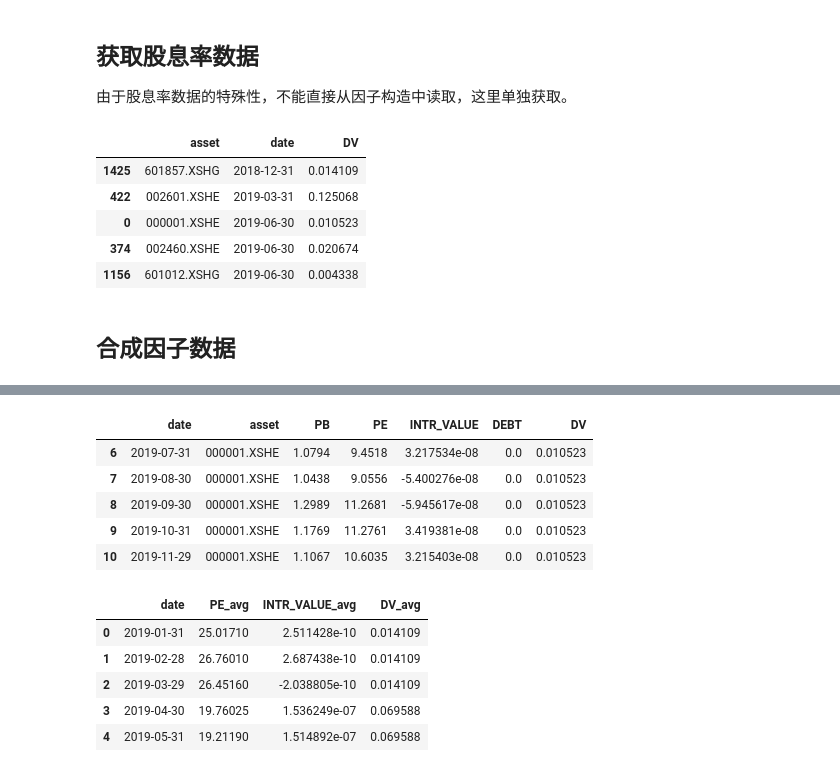
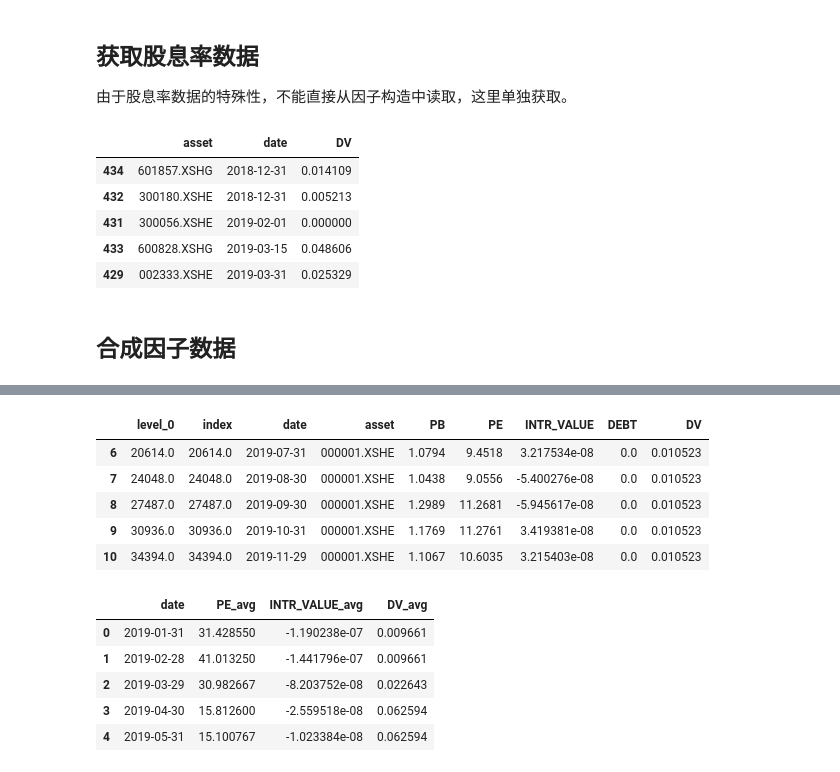
Before and after one commit to congcong009/joinquant_share, a Jupyter notebook: rd_lib/研究类/研报复现/基本面量化/罗伯瑞克超额现金流选股/罗伯瑞克超额现金流选股法.ipynb, the cells around one changed output, grey strips where cells are left out. Cells and saved outputs as stored; diff of their text form; code cells hidden in the pictures.

```diff
--- a/rd_lib/研究类/研报复现/基本面量化/罗伯瑞克超额现金流选股/罗伯瑞克超额现金流选股法.ipynb
+++ b/rd_lib/研究类/研报复现/基本面量化/罗伯瑞克超额现金流选股/罗伯瑞克超额现金流选股法.ipynb
@@ -173,7 +178,12 @@ class CashflowFactor(Factor):
         self.basic.columns = ['PB', 'PE', 'INTR_VALUE', 'DEBT']  #, 'close', 'longterm_loan', 'shortterm_loan', 'total_assets']
 #         self.fscore: pd.Series = self.basic.apply(sign).sum(axis=1)
 
-def get_dv_ttm(code_list, startDt):
+def get_dv_ttm(stk_pool, startDt):
+    if stk_pool == 'A':
+        code_list: List = get_all_securities(types='stock', date=startDt).index.tolist()
+    else:
+        code_list: List = get_index_stocks(stk_pool)
+
     # 获取分红
     f = finance.STK_XR_XD
     q = query(f.code, f.report_date, f.bonus_amount_rmb).filter(
@@ -188,23 +198,24 @@ def get_dv_ttm(code_list, startDt):
     df.dropna(inplace=True)
 
     # 获取市值
-    day_list = list(set(df.index.get_level_values(1).astype('str').tolist()))
-    q = query(valuation.day, valuation.code, valuation.circulating_market_cap).filter(
-        valuation.code.in_(code_list))
-    cap = [get_fundamentals(q, date=i) for i in day_list]
-    cap_df: pd.DataFrame = pd.concat(cap)
-    cap_df.columns = ['report_date', 'code', 'macap']
-    cap_df['report_date'] = pd.to_datetime(cap_df['report_date'])
+    if not df.empty:
+        day_list = list(set(df.index.get_level_values(1).astype('str').tolist()))
+        q = query(valuation.day, valuation.code, valuation.circulating_market_cap).filter(
+            valuation.code.in_(code_list))
+        cap = [get_fundamentals(q, date=i) for i in day_list]
+        cap_df: pd.DataFrame = pd.concat(cap)
+        cap_df.columns = ['report_date', 'code', 'macap']
+        cap_df['report_date'] = pd.to_datetime(cap_df['report_date'])
 
-    # 计算股息率
-    df = df.reset_index().merge(cap_df, on=['report_date', 'code'], how='left')
-    df['dv_ttm'] = df.apply(lambda x: x['bonus_amount_rmb'] / 10000 / x['macap'], axis=1)
-    df = df[['code', 'report_date', 'dv_ttm']]
-    df.columns = ['asset', 'date', 'DV']
-#     df = df.groupby(['asset']).resample('M').mean()
+        # 计算股息率
+        df = df.reset_index().merge(cap_df, on=['report_date', 'code'], how='left')
+        df['dv_ttm'] = df.apply(lambda x: x['bonus_amount_rmb'] / 10000 / x['macap'], axis=1)
+        df = df[['code', 'report_date', 'dv_ttm']]
+        df.columns = ['asset', 'date', 'DV']
+    #     df = df.groupby(['asset']).resample('M').mean()
 
-    df = df.sort_values(by=['date'])
-    return df
+        df = df.sort_values(by=['date'])
+        return df
 # %% [markdown]
 ## 设置全局参数
 # %%
@@ -217,7 +228,7 @@ def get_dv_ttm(code_list, startDt):
 
 
 # 时间区间
-startDt, endDt = '2017-12-31', '2022-05-01'
+startDt, endDt = '2018-12-31', '2022-01-01'
 
 # 股票池
 stk_pool = 'A'
@@ -328,41 +351,43 @@ basic_df = pkl_batch(pd.DataFrame(), 'basic_df', method='read')
 
 由于股息率数据的特殊性，不能直接从因子构造中读取，这里单独获取。
 # %%
-bouns_df = get_dv_ttm(stock_list, startDt)
+bouns_df = get_dv_ttm(stk_pool, startDt)
 bouns_df.head()
 # %% [output]
 |  | asset | date | DV |
-| 1425 | 601857.XSHG | 2018-12-31 | 0.014109 |
-| 422 | 002601.XSHE | 2019-03-31 | 0.125068 |
-| 0 | 000001.XSHE | 2019-06-30 | 0.010523 |
-| 374 | 002460.XSHE | 2019-06-30 | 0.020674 |
-| 1156 | 601012.XSHG | 2019-06-30 | 0.004338 |
+| 434 | 601857.XSHG | 2018-12-31 | 0.014109 |
+| 432 | 300180.XSHE | 2018-12-31 | 0.005213 |
+| 431 | 300056.XSHE | 2019-02-01 | 0.000000 |
+| 433 | 600828.XSHG | 2019-03-15 | 0.048606 |
+| 429 | 002333.XSHE | 2019-03-31 | 0.025329 |
 # %% [markdown]
 ## 合成因子数据
 # %%
 # 将因子和股息率数据合并
 basic_df.reset_index(inplace=True)
 basic_df['date'] = pd.to_datetime(basic_df['date'])
+if stk_pool == 'A':
+    stock_list: List = get_all_securities(types='stock', date=startDt).index.tolist()
 
 cff_df_raw = pd.DataFrame()
 for i in tqdm_notebook(range(len(stock_list))):
     df = basic_df.query(f"asset=='{stock_list[i]}'").merge(bouns_df.query(f"asset=='{stock_list[i]}'"), how='outer').sort_values('date')
     df['DV'].fillna(method='ffill', inplace=True)
     df['DEBT'].fillna(method='ffill', inplace=True)
     df['DEBT'].fillna(0, inplace=True)
     df.dropna(inplace=True)
     if not df.empty:
         cff_df_raw = pd.concat([cff_df_raw, df])
 
 cff_df_raw.head()
 # %% [output]
 [interactive output not drawn]
-|  | date | asset | PB | PE | INTR_VALUE | DEBT | DV |
-| 6 | 2019-07-31 | 000001.XSHE | 1.0794 | 9.4518 | 3.217534e-08 | 0.0 | 0.010523 |
-| 7 | 2019-08-30 | 000001.XSHE | 1.0438 | 9.0556 | -5.400276e-08 | 0.0 | 0.010523 |
-| 8 | 2019-09-30 | 000001.XSHE | 1.2989 | 11.2681 | -5.945617e-08 | 0.0 | 0.010523 |
-| 9 | 2019-10-31 | 000001.XSHE | 1.1769 | 11.2761 | 3.419381e-08 | 0.0 | 0.010523 |
-| 10 | 2019-11-29 | 000001.XSHE | 1.1067 | 10.6035 | 3.215403e-08 | 0.0 | 0.010523 |
+|  | level_0 | index | date | asset | PB | PE | INTR_VALUE | DEBT | DV |
+| 6 | 20614.0 | 20614.0 | 2019-07-31 | 000001.XSHE | 1.0794 | 9.4518 | 3.217534e-08 | 0.0 | 0.010523 |
+| 7 | 24048.0 | 24048.0 | 2019-08-30 | 000001.XSHE | 1.0438 | 9.0556 | -5.400276e-08 | 0.0 | 0.010523 |
+| 8 | 27487.0 | 27487.0 | 2019-09-30 | 000001.XSHE | 1.2989 | 11.2681 | -5.945617e-08 | 0.0 | 0.010523 |
+| 9 | 30936.0 | 30936.0 | 2019-10-31 | 000001.XSHE | 1.1769 | 11.2761 | 3.419381e-08 | 0.0 | 0.010523 |
+| 10 | 34394.0 | 34394.0 | 2019-11-29 | 000001.XSHE | 1.1067 | 10.6035 | 3.215403e-08 | 0.0 | 0.010523 |
 # %%
 # 计算行业平均数据，用于因子的打分判断
 avg_df = cff_df_raw.groupby('date').mean().reset_index()
@@ -371,11 +396,11 @@ avg_df.columns = ['date', 'PE_avg', 'INTR_VALUE_avg', 'DV_avg']
 avg_df.head()
 # %% [output]
 |  | date | PE_avg | INTR_VALUE_avg | DV_avg |
-| 0 | 2019-01-31 | 25.01710 | 2.511428e-10 | 0.014109 |
-| 1 | 2019-02-28 | 26.76010 | 2.687438e-10 | 0.014109 |
-| 2 | 2019-03-29 | 26.45160 | -2.038805e-10 | 0.014109 |
-| 3 | 2019-04-30 | 19.76025 | 1.536249e-07 | 0.069588 |
-| 4 | 2019-05-31 | 19.21190 | 1.514892e-07 | 0.069588 |
+| 0 | 2019-01-31 | 31.428550 | -1.190238e-07 | 0.009661 |
+| 1 | 2019-02-28 | 41.013250 | -1.441796e-07 | 0.009661 |
+| 2 | 2019-03-29 | 30.982667 | -8.203752e-08 | 0.022643 |
+| 3 | 2019-04-30 | 15.812600 | -2.559518e-08 | 0.062594 |
+| 4 | 2019-05-31 | 15.100767 | -1.023384e-08 | 0.062594 |
 # %%
 # 按股票独立打分
 cff_df = pd.DataFrame()
```
Also changed, not shown: parts of 38 cells of this notebook, 1 other file.
